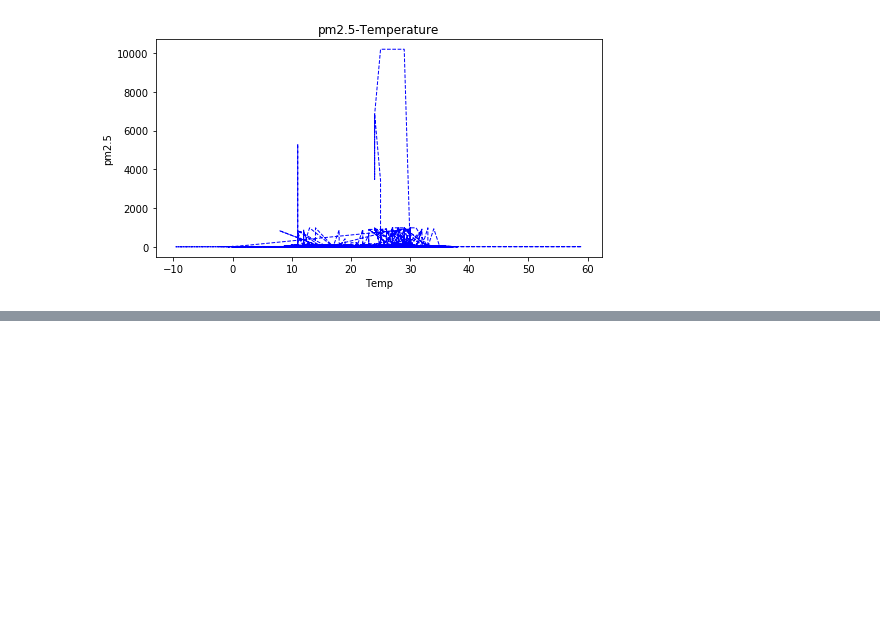
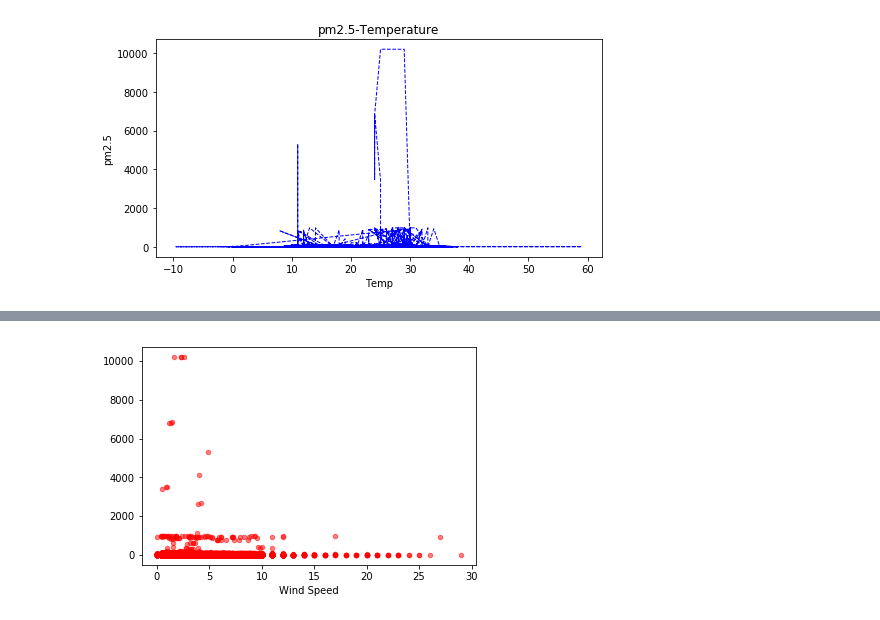
Before and after one commit to JarryYang/jyan298infosys722, a Jupyter notebook: jyan298-infosys722.ipynb, the cells around one changed output, grey strips where cells are left out. Drawn from its saved outputs; the diff is of its cells as text; code cells hidden in the pictures; blank space fills up the shorter version.

```diff
--- a/jyan298-infosys722.ipynb
+++ b/jyan298-infosys722.ipynb
@@ -193,0 +239,11 @@ plt.show()
+# %%
+x=pddf['WIND_SPEED']
+y=pddf['PM25']
+plt.figure('Scatter-Wind-PM')
+ax=plt.gca()
+ax.set_xlabel('Wind Speed')
+#ax.set_ylable('PM2.5')
+ax.scatter(x, y, c='r', s=20, alpha=0.5)
+plt.show()
+# %% [output]
+[figure, added]
```
Also changed, not shown: parts of 18 cells of this notebook.
